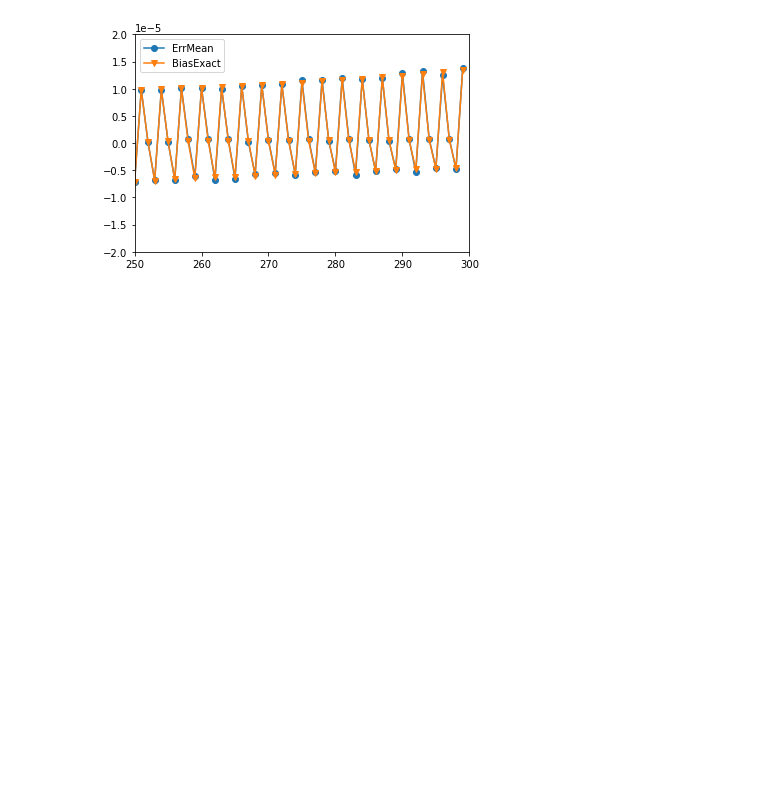
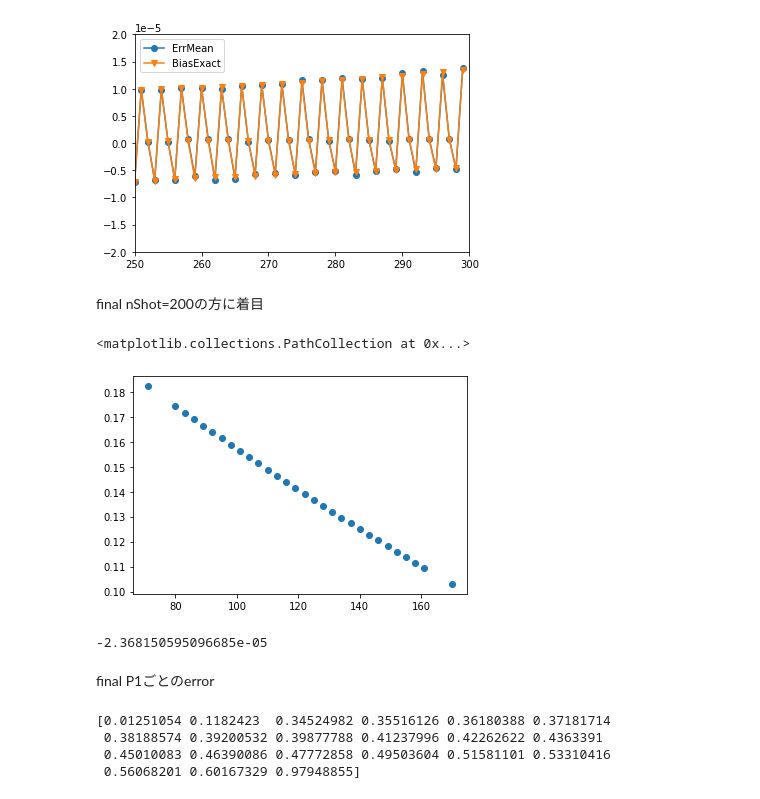
Before and after one commit to Koichi-Miyamoto/QAEErrorVsNShotNGrover, a Jupyter notebook: IQAEBinom_BiasCompare_CoxSnell_nShotUnitLarge.ipynb, the cells around one changed output. Drawn from its saved outputs; the diff is of its cells as text; code cells hidden in the pictures; blank space fills up the shorter version.

```diff
--- a/IQAEBinom_BiasCompare_CoxSnell_nShotUnitLarge.ipynb
+++ b/IQAEBinom_BiasCompare_CoxSnell_nShotUnitLarge.ipynb
@@ -478,3 +478,14 @@ ax.legend()
 plt.show()
 # %% [output]
 [figure]
+# %% [markdown]
+final nShot=200の方に着目
+# %%
+results_LastNShot200 = results[[r["nShots"][-1] == 200 for r in results]]
+# %%
+thetaTrue = np.arcsin(np.sqrt(pTrue))
+nGVals = np.unique([r["nGrover"][-1] for r in results_LastNShot200])
+plt.scatter(nGVals, np.sin((2 * nGVals + 1) * thetaTrue) ** 2)
+# %% [output]
+<matplotlib.collections.PathCollection at 0x...>
+[figure, added]
@@ -480,0 +495,15 @@ plt.show()
+# %%
+np.mean(errs_LastNShot200)
+# %% [output]
+-2.368150595096685e-05
+# %% [markdown]
+final P1ごとのerror
+# %%
+trueP1Final = np.array([np.sin((2 * r["nGrover"][-1] + 1) * thetaTrue) ** 2 for r in results_LastNShot100])
+trueP1Final_percentile = np.percentile(trueP1Final, np.linspace(0, 100, 21, endpoint=True))
+print(trueP1Final_percentile)
+# %% [output]
+[0.01251054 0.1182423  0.34524982 0.35516126 0.36180388 0.37181714
+ 0.38188574 0.39200532 0.39877788 0.41237996 0.42262622 0.4363391
+ 0.45010083 0.46390086 0.47772858 0.49503604 0.51581101 0.53310416
+ 0.56068201 0.60167329 0.97948855]
```
Also changed, not shown: parts of 20 cells of this notebook, 2 other files.
